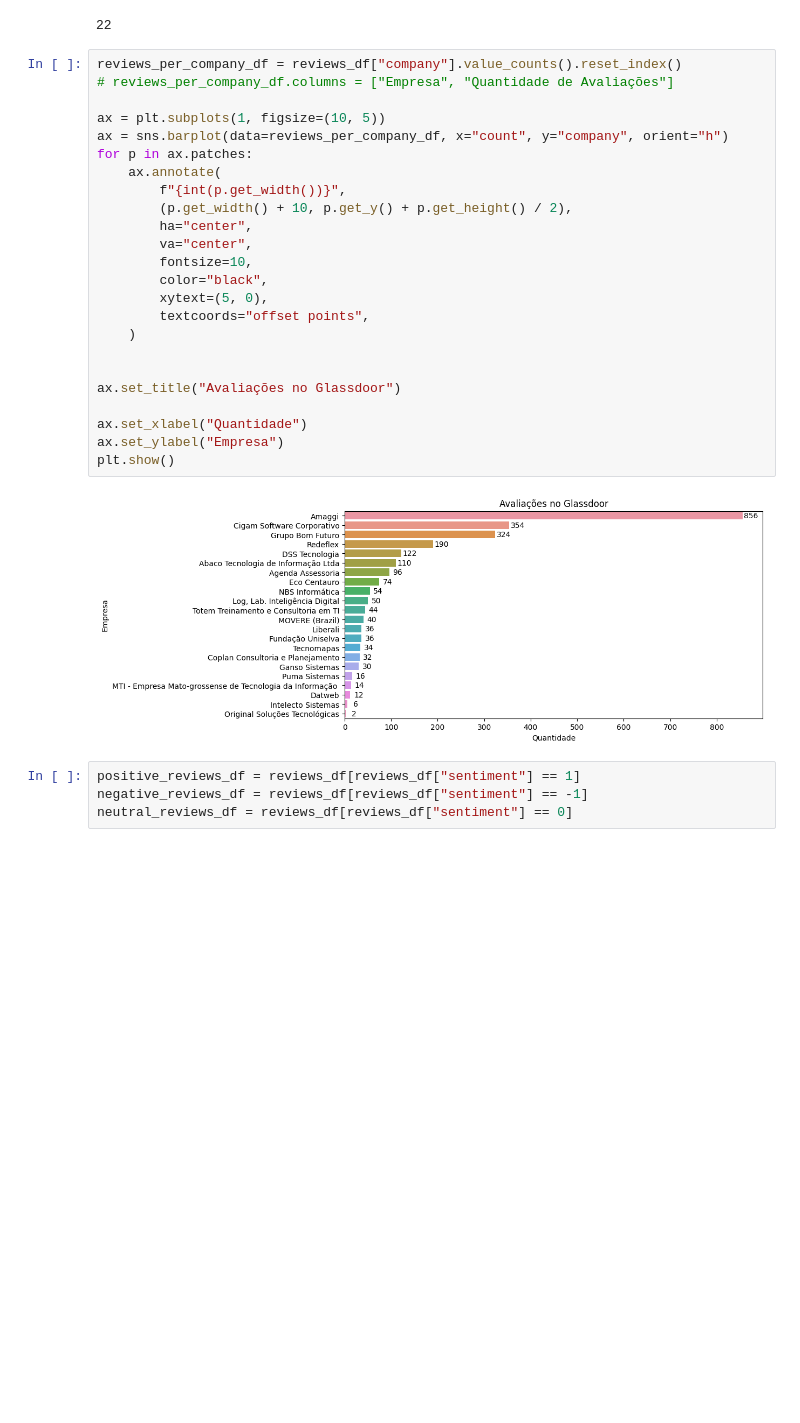
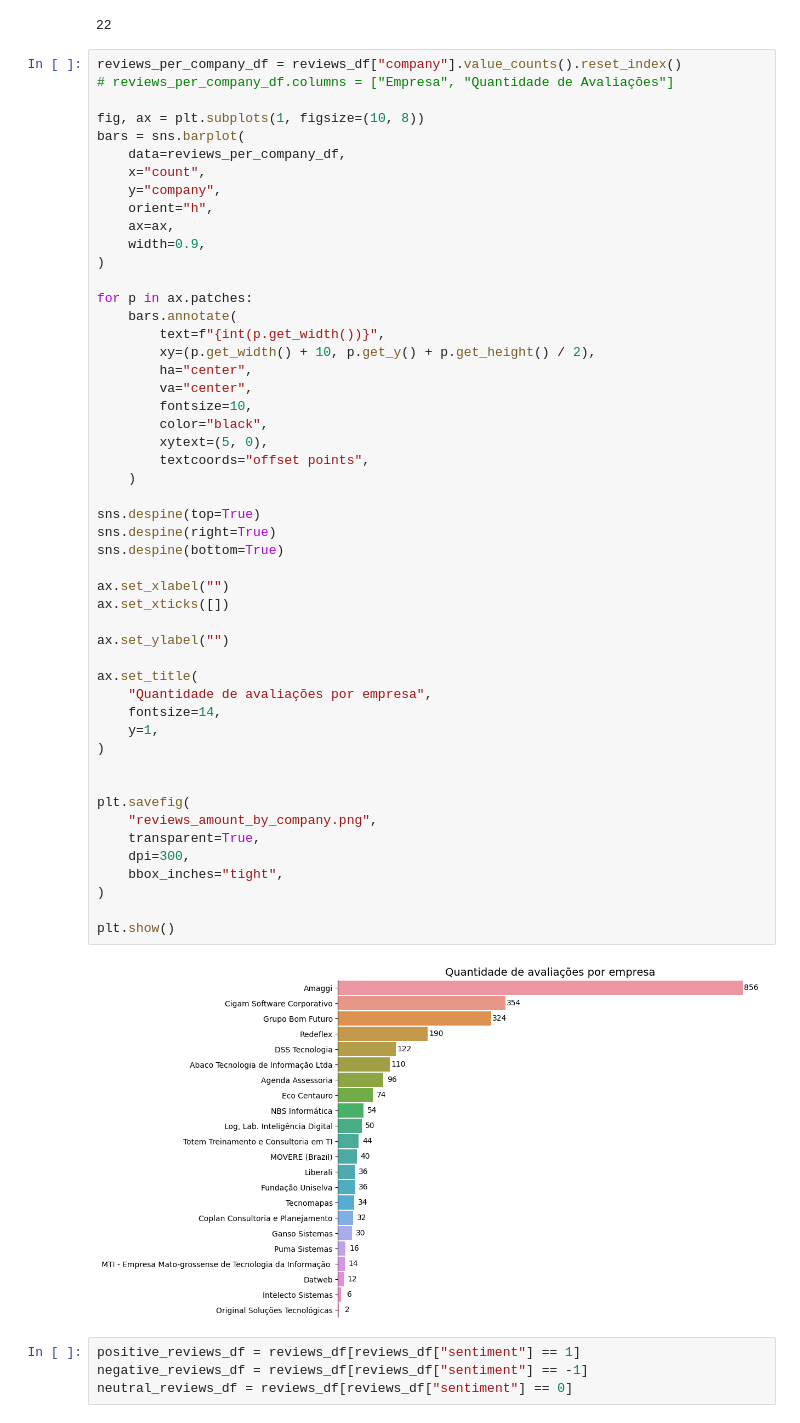
Before and after one commit to stevillis/glassdoor-reviews-analysis-nlp, a Jupyter notebook: data_analysis/data_analysis.ipynb, the cells around one changed output. Saved outputs shown, nothing was run; the diff lists cells and outputs as text; blank space fills up the shorter version.

Commit message:
refact: improve data visualization

```diff
--- a/data_analysis/data_analysis.ipynb
+++ b/data_analysis/data_analysis.ipynb
@@ -73,29 +75,55 @@ len(reviews_df["company"].value_counts())
 # %%
 reviews_per_company_df = reviews_df["company"].value_counts().reset_index()
 # reviews_per_company_df.columns = ["Empresa", "Quantidade de Avaliações"]
 
-ax = plt.subplots(1, figsize=(10, 5))
-ax = sns.barplot(data=reviews_per_company_df, x="count", y="company", orient="h")
+fig, ax = plt.subplots(1, figsize=(10, 8))
+bars = sns.barplot(
+    data=reviews_per_company_df,
+    x="count",
+    y="company",
+    orient="h",
+    ax=ax,
+    width=0.9,
+)
+
 for p in ax.patches:
-    ax.annotate(
-        f"{int(p.get_width())}",
-        (p.get_width() + 10, p.get_y() + p.get_height() / 2),
+    bars.annotate(
+        text=f"{int(p.get_width())}",
+        xy=(p.get_width() + 10, p.get_y() + p.get_height() / 2),
         ha="center",
         va="center",
         fontsize=10,
         color="black",
         xytext=(5, 0),
         textcoords="offset points",
     )
 
+sns.despine(top=True)
+sns.despine(right=True)
+sns.despine(bottom=True)
 
-ax.set_title("Avaliações no Glassdoor")
+ax.set_xlabel("")
+ax.set_xticks([])
 
-ax.set_xlabel("Quantidade")
-ax.set_ylabel("Empresa")
+ax.set_ylabel("")
+
+ax.set_title(
+    "Quantidade de avaliações por empresa",
+    fontsize=14,
+    y=1,
+)
+
+
+plt.savefig(
+    "reviews_amount_by_company.png",
+    transparent=True,
+    dpi=300,
+    bbox_inches="tight",
+)
+
 plt.show()
 # %% [output]
-[figure, old version]
+[figure, new version]
 # %%
 positive_reviews_df = reviews_df[reviews_df["sentiment"] == 1]
 negative_reviews_df = reviews_df[reviews_df["sentiment"] == -1]
```
Also changed, not shown: parts of 15 cells of this notebook, 6 other files.
